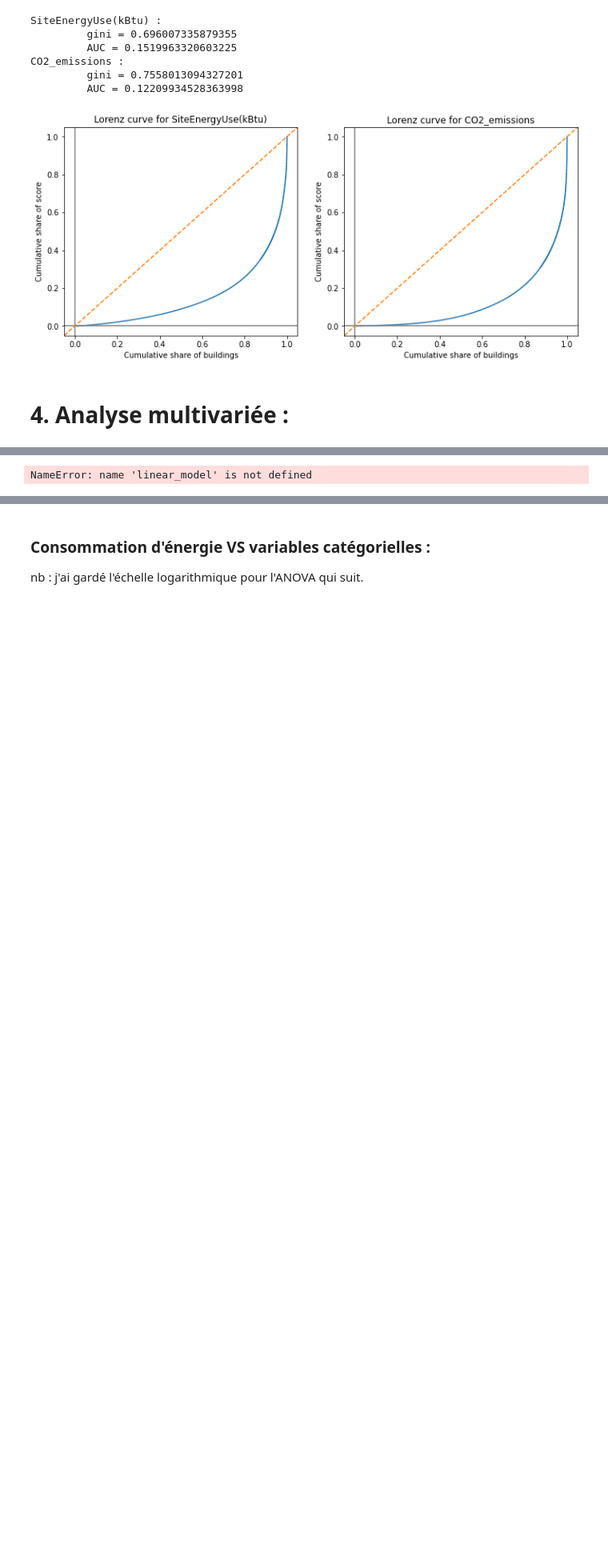
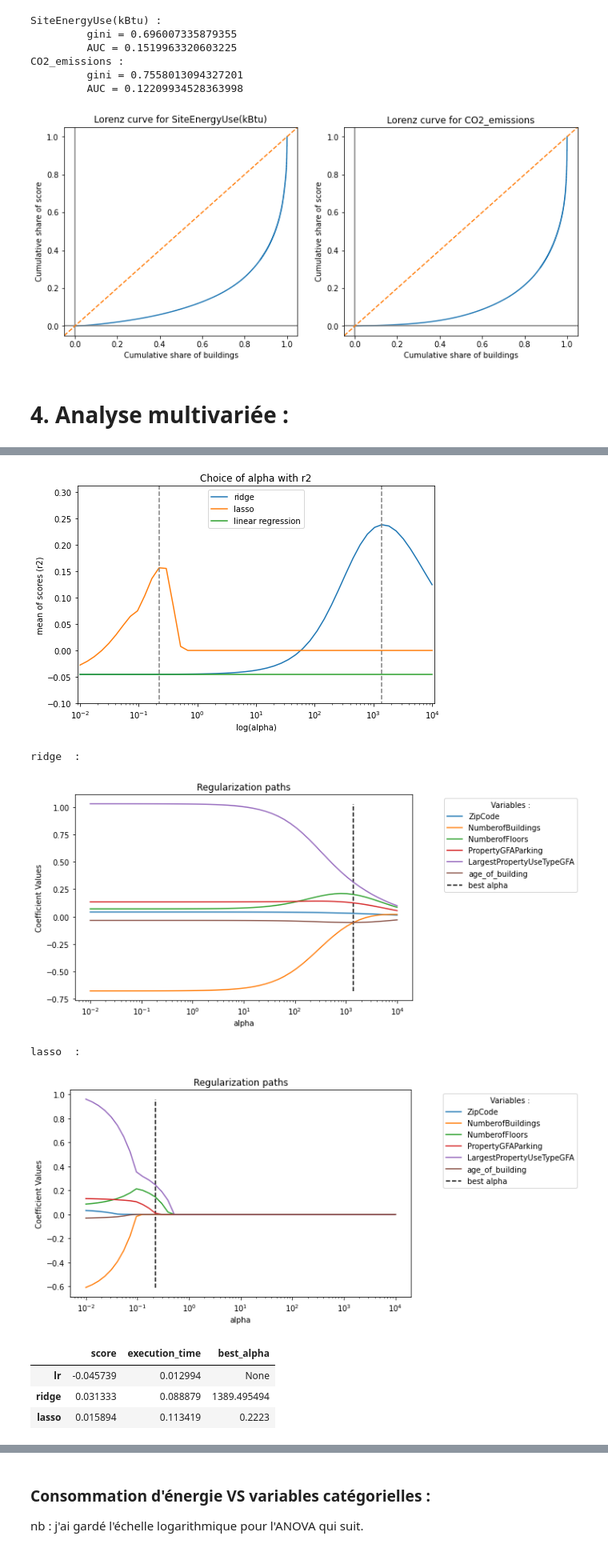
Before and after one commit to ClaireGayral/formation_openclassroom, a Jupyter notebook: P3_gayral_claire/preprocess.ipynb, the cells around one changed output, grey strips where cells are left out. Shown at 80% size. Cells and saved outputs as stored; diff of their text form; code cells hidden in the pictures; blank space fills up the shorter version.

```diff
--- a/P3_gayral_claire/preprocess.ipynb
+++ b/P3_gayral_claire/preprocess.ipynb
@@ -720,19 +721,29 @@
 # %%
+from multivariate_analysis import *
+
 # y = data["SiteEnergyUse(kBtu)"]
 # X = data[num_training_var]
 
 y = data_log_transfo["SiteEnergyUse(kBtu)"]
 X = data_log_transfo[num_training_var]
 
 # CV for LR init
 alpha_values =  np.logspace(-2, 4, 50)
 dict_lr_model= {"ridge" : linear_model.Ridge(), "lasso" : linear_model.Lasso(),}
                 #"enet" : linear_model.ElasticNet()}
 score_name = "r2"
 # plot parameters
 figsize = (8,5)
 fig_name = None ## change to save plot
 
-compute_LR_CV(X, y, dict_lr_model, alpha_values, score_name, fig_name)
+compute_LR_CV(X, y, dict_lr_model, alpha_values, score_name, figsize, fig_name)
 # %% [output]
+[figure, added]
-NameError: name 'linear_model' is not defined
+ridge  :
+[figure, added]
+lasso  :
+[figure, added]
+|  | score | execution_time | best_alpha |
+| lr | -0.045739 | 0.012994 | None |
+| ridge | 0.031333 | 0.088879 | 1389.495494 |
+| lasso | 0.015894 | 0.113419 | 0.2223 |
```
Also changed, not shown: parts of 52 cells of this notebook, 2 other files.
